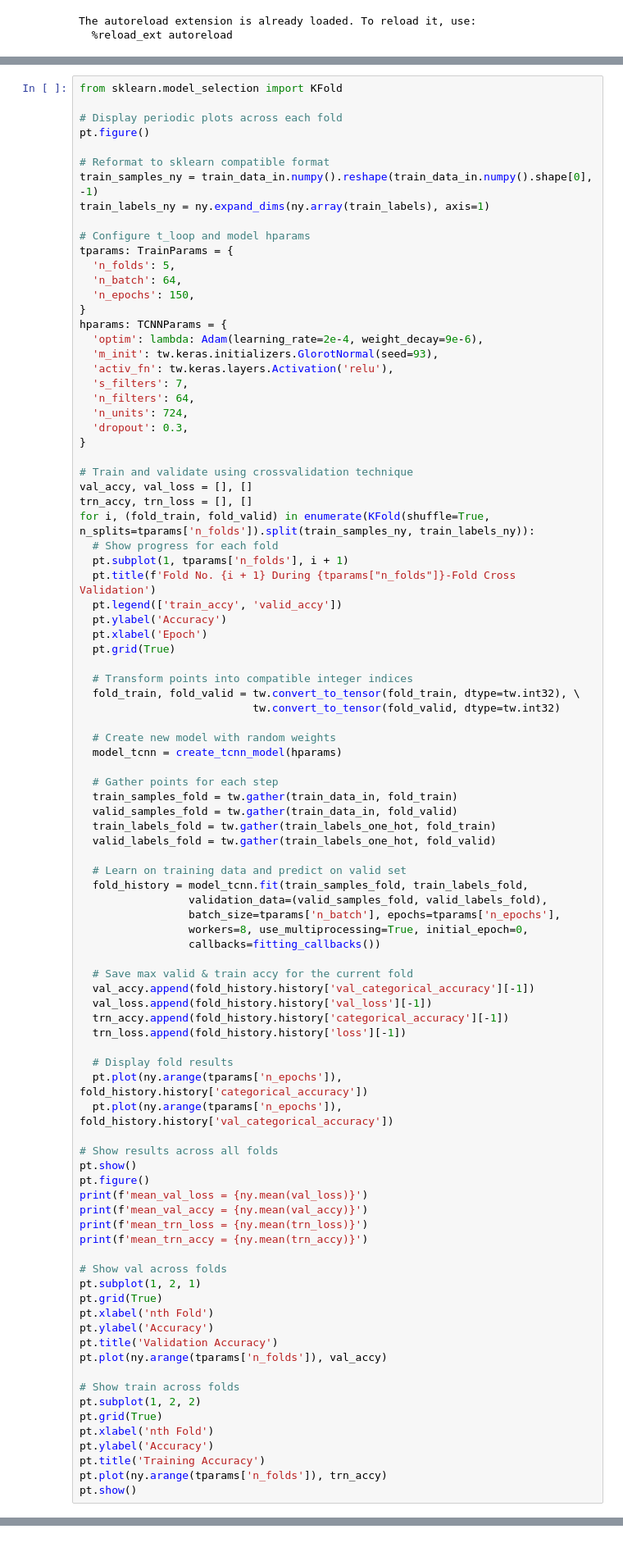
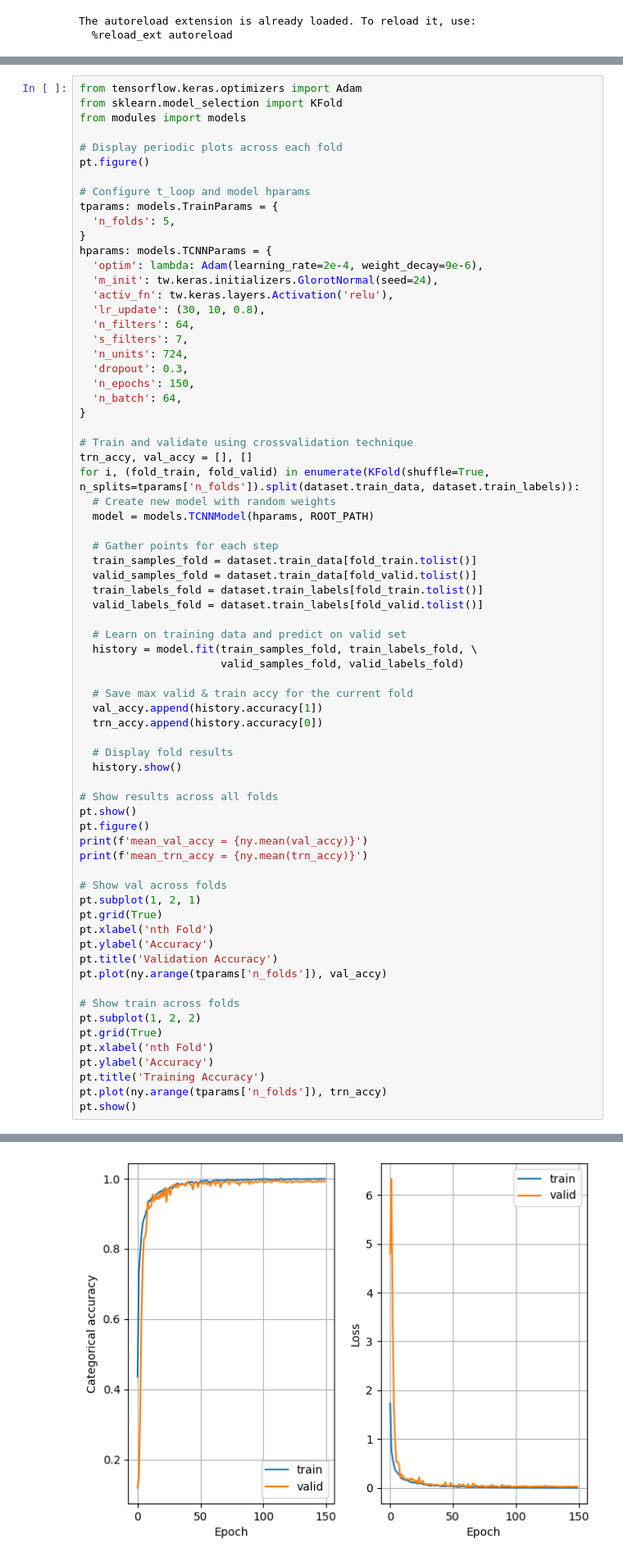
Before and after one commit to fusedbloxxer/ub-g11-pml, a Jupyter notebook: projects/smart/src/main.ipynb, the cells around one changed output, grey strips where cells are left out. Shown at 82% size. Saved outputs shown, nothing was run; the diff lists cells and outputs as text.

Commit message:
Refactor code for Model class. => Adapt. Improve. Overcome.

```diff
--- a/projects/smart/src/main.ipynb
+++ b/projects/smart/src/main.ipynb
@@ -232,77 +139,55 @@ def fitting_callbacks() -> List[tw.keras.callbacks.Callback]:
 # %%
+from tensorflow.keras.optimizers import Adam
 from sklearn.model_selection import KFold
+from modules import models
 
 # Display periodic plots across each fold
 pt.figure()
 
-# Reformat to sklearn compatible format
-train_samples_ny = train_data_in.numpy().reshape(train_data_in.numpy().shape[0], -1)
-train_labels_ny = ny.expand_dims(ny.array(train_labels), axis=1)
-
 # Configure t_loop and model hparams
-tparams: TrainParams = {
+tparams: models.TrainParams = {
   'n_folds': 5,
-  'n_batch': 64,
-  'n_epochs': 150,
 }
-hparams: TCNNParams = {
+hparams: models.TCNNParams = {
   'optim': lambda: Adam(learning_rate=2e-4, weight_decay=9e-6),
-  'm_init': tw.keras.initializers.GlorotNormal(seed=93),
+  'm_init': tw.keras.initializers.GlorotNormal(seed=24),
   'activ_fn': tw.keras.layers.Activation('relu'),
+  'lr_update': (30, 10, 0.8),
+  'n_filters': 64,
   's_filters': 7,
-  'n_filters': 64,
   'n_units': 724,
   'dropout': 0.3,
+  'n_epochs': 150,
+  'n_batch': 64,
 }
 
 # Train and validate using crossvalidation technique
-val_accy, val_loss = [], []
-trn_accy, trn_loss = [], []
-for i, (fold_train, fold_valid) in enumerate(KFold(shuffle=True, n_splits=tparams['n_folds']).split(train_samples_ny, train_labels_ny)):
-  # Show progress for each fold
-  pt.subplot(1, tparams['n_folds'], i + 1)
-  pt.title(f'Fold No. {i + 1} During {tparams["n_folds"]}-Fold Cross Validation')
-  pt.legend(['train_accy', 'valid_accy'])
-  pt.ylabel('Accuracy')
-  pt.xlabel('Epoch')
-  pt.grid(True)
-
-  # Transform points into compatible integer indices
-  fold_train, fold_valid = tw.convert_to_tensor(fold_train, dtype=tw.int32), \
-                           tw.convert_to_tensor(fold_valid, dtype=tw.int32)
-
+trn_accy, val_accy = [], []
+for i, (fold_train, fold_valid) in enumerate(KFold(shuffle=True, n_splits=tparams['n_folds']).split(dataset.train_data, dataset.train_labels)):
   # Create new model with random weights
-  model_tcnn = create_tcnn_model(hparams)
+  model = models.TCNNModel(hparams, ROOT_PATH)
 
   # Gather points for each step
-  train_samples_fold = tw.gather(train_data_in, fold_train)
-  valid_samples_fold = tw.gather(train_data_in, fold_valid)
-  train_labels_fold = tw.gather(train_labels_one_hot, fold_train)
-  valid_labels_fold = tw.gather(train_labels_one_hot, fold_valid)
+  train_samples_fold = dataset.train_data[fold_train.tolist()]
+  valid_samples_fold = dataset.train_data[fold_valid.tolist()]
+  train_labels_fold = dataset.train_labels[fold_train.tolist()]
+  valid_labels_fold = dataset.train_labels[fold_valid.tolist()]
 
   # Learn on training data and predict on valid set
-  fold_history = model_tcnn.fit(train_samples_fold, train_labels_fold,
-                 validation_data=(valid_samples_fold, valid_labels_fold),
-                 batch_size=tparams['n_batch'], epochs=tparams['n_epochs'],
-                 workers=8, use_multiprocessing=True, initial_epoch=0,
-                 callbacks=fitting_callbacks())
+  history = model.fit(train_samples_fold, train_labels_fold, \
+                      valid_samples_fold, valid_labels_fold)
 
   # Save max valid & train accy for the current fold
-  val_accy.append(fold_history.history['val_categorical_accuracy'][-1])
-  val_loss.append(fold_history.history['val_loss'][-1])
-  trn_accy.append(fold_history.history['categorical_accuracy'][-1])
-  trn_loss.append(fold_history.history['loss'][-1])
+  val_accy.append(history.accuracy[1])
+  trn_accy.append(history.accuracy[0])
 
   # Display fold results
-  pt.plot(ny.arange(tparams['n_epochs']), fold_history.history['categorical_accuracy'])
-  pt.plot(ny.arange(tparams['n_epochs']), fold_history.history['val_categorical_accuracy'])
+  history.show()
 
 # Show results across all folds
 pt.show()
 pt.figure()
-print(f'mean_val_loss = {ny.mean(val_loss)}')
 print(f'mean_val_accy = {ny.mean(val_accy)}')
-print(f'mean_trn_loss = {ny.mean(trn_loss)}')
 print(f'mean_trn_accy = {ny.mean(trn_accy)}')
 
 # Show val across folds
@@ -321,3 +206,4 @@ pt.ylabel('Accuracy')
 pt.title('Training Accuracy')
 pt.plot(ny.arange(tparams['n_folds']), trn_accy)
 pt.show()
+# %% [output]
@@ -323,0 +254 @@ pt.show()
+[figure, added]
```
Also changed, not shown: parts of 14 cells of this notebook, 6 other files.
